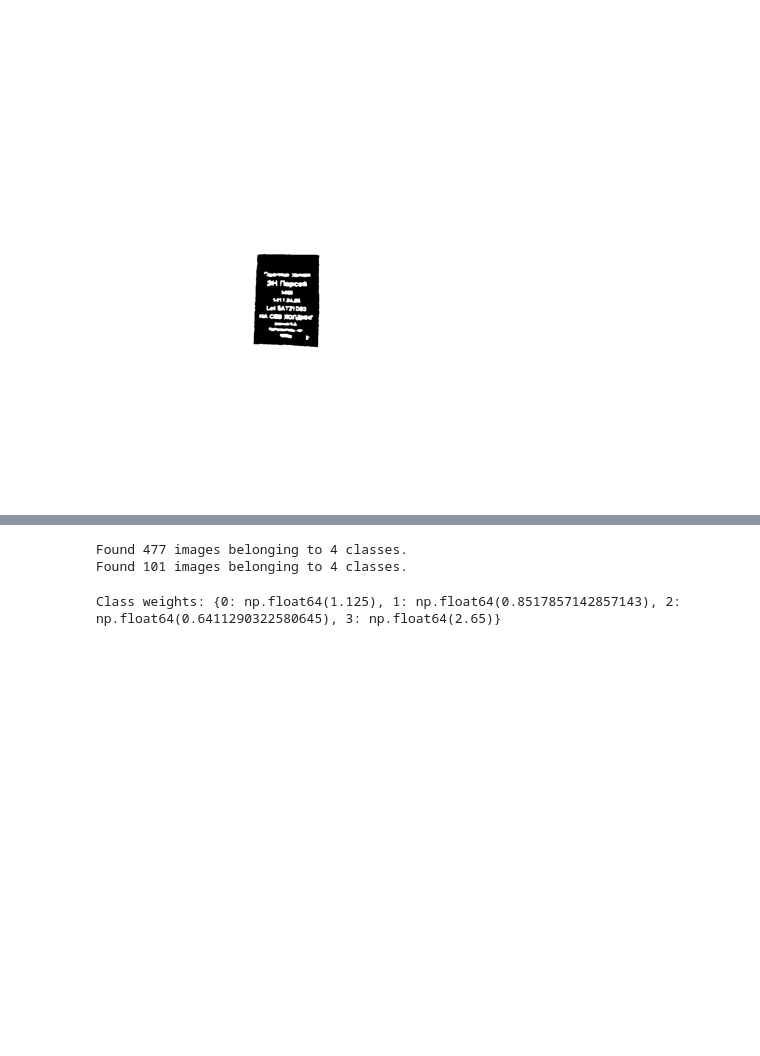
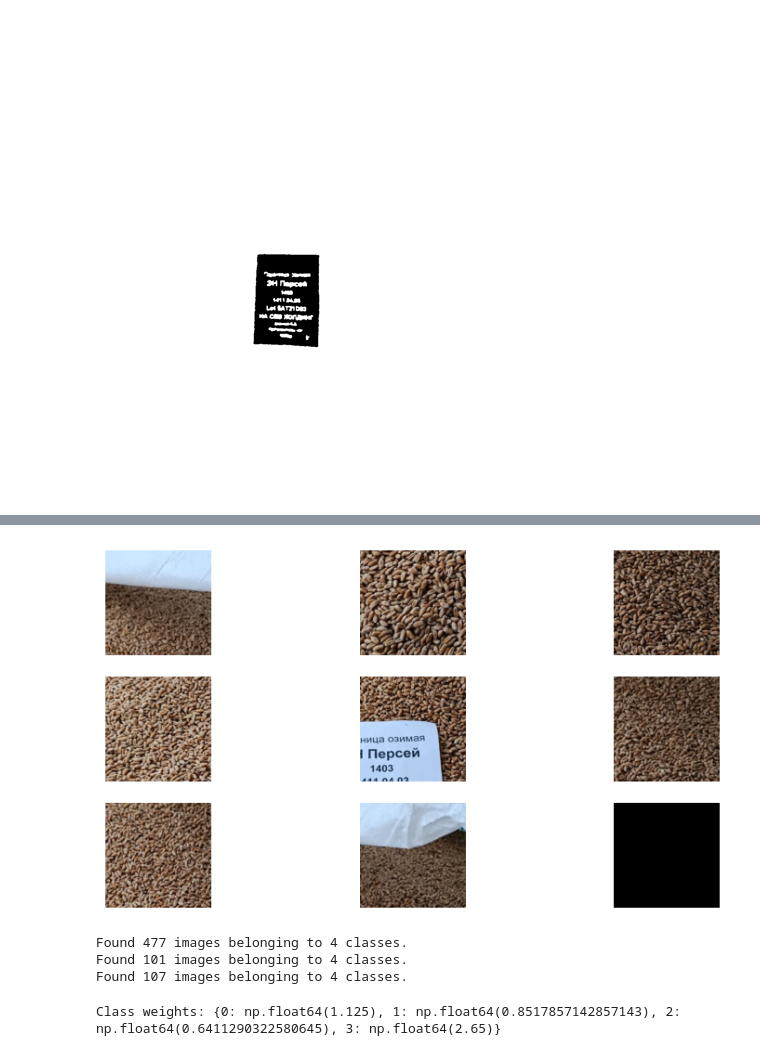
Before and after one commit to hdl0909/classification-of-seeds-by-quality, a Jupyter notebook: model.ipynb, the cells around one changed output, grey strips where cells are left out. Cells and saved outputs as stored; diff of their text form; code cells hidden in the pictures; blank space fills up the shorter version.

```diff
--- a/model.ipynb
+++ b/model.ipynb
@@ -279,3 +265,37 @@ plt.show()
+# %%
+# Функция которая фильтрует патчи и доминирующие по цвету патчи оставляет, а меньшинство обнуляет
+def filter_noise_patches(patches, n_clusters=2):
+    if len(patches) == 0:
+        return patches
+
+    avg_colors = np.array([p.reshape(-1, 3).mean(axis=0) for p in patches])
+    kmeans = KMeans(n_clusters=n_clusters, random_state=42).fit(avg_colors)
+
+    labels, counts = np.unique(kmeans.labels_, return_counts=True)
+    dominant_label = labels[np.argmax(counts)]
+
+    filtered_patches = []
+    zeroed = 0
+
+    for i, p in enumerate(patches):
+        if kmeans.labels_[i] != dominant_label:
+            filtered_patches.append(np.zeros_like(p, dtype=np.float32))
+            zeroed += 1
+        else:
+            filtered_patches.append(p)
+
+    return filtered_patches
+# %%
+significant_patches = filter_noise_patches(patches, n_clusters=2)
+
+plt.figure(figsize=(10,5))
+for i, p in enumerate(significant_patches):
+    plt.subplot(3,3,i+1)
+    plt.imshow(p)
+    plt.axis("off")
+plt.show()
+# %% [output]
+[figure, added]
 # %%
 # берет первый патч у изображения, обрабатывает его и возвращает генератор
 # def preprocess_patch_image(img, target_size=(224,224)):
@@ -335,11 +368,13 @@ def preprocessing_data(train_dir, val_dir, target_size=(1024, 1024), batch_size=
 # %%
-train_gen, val_gen = preprocessing_data('drive/MyDrive/Colab_Notebooks/data_split/train',
+train_gen, val_gen, test_gen = preprocessing_data('drive/MyDrive/Colab_Notebooks/data_split/train',
                                         'drive/MyDrive/Colab_Notebooks/data_split/val',
+                                        'drive/MyDrive/Colab_Notebooks/data_split/test',
                                         target_size=(1024, 1024),
                                         batch_size=8)
 # %% [output]
 Found 477 images belonging to 4 classes.
 Found 101 images belonging to 4 classes.
+Found 107 images belonging to 4 classes.
 # %%
 # создаем веса классов, нужжно для борьбы с дисбалансом
 labels = train_gen.labels
```
Also changed, not shown: parts of 31 cells of this notebook.
